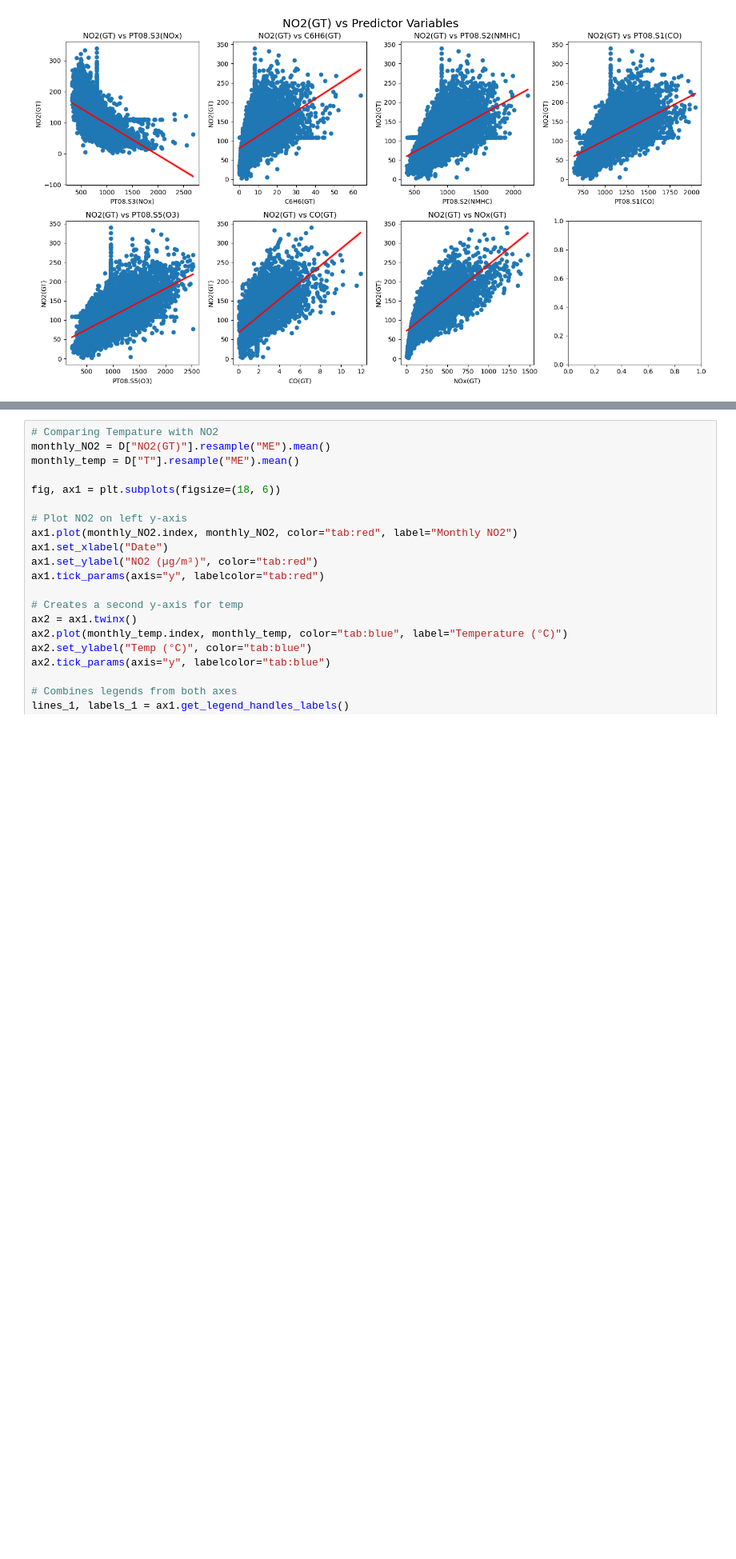
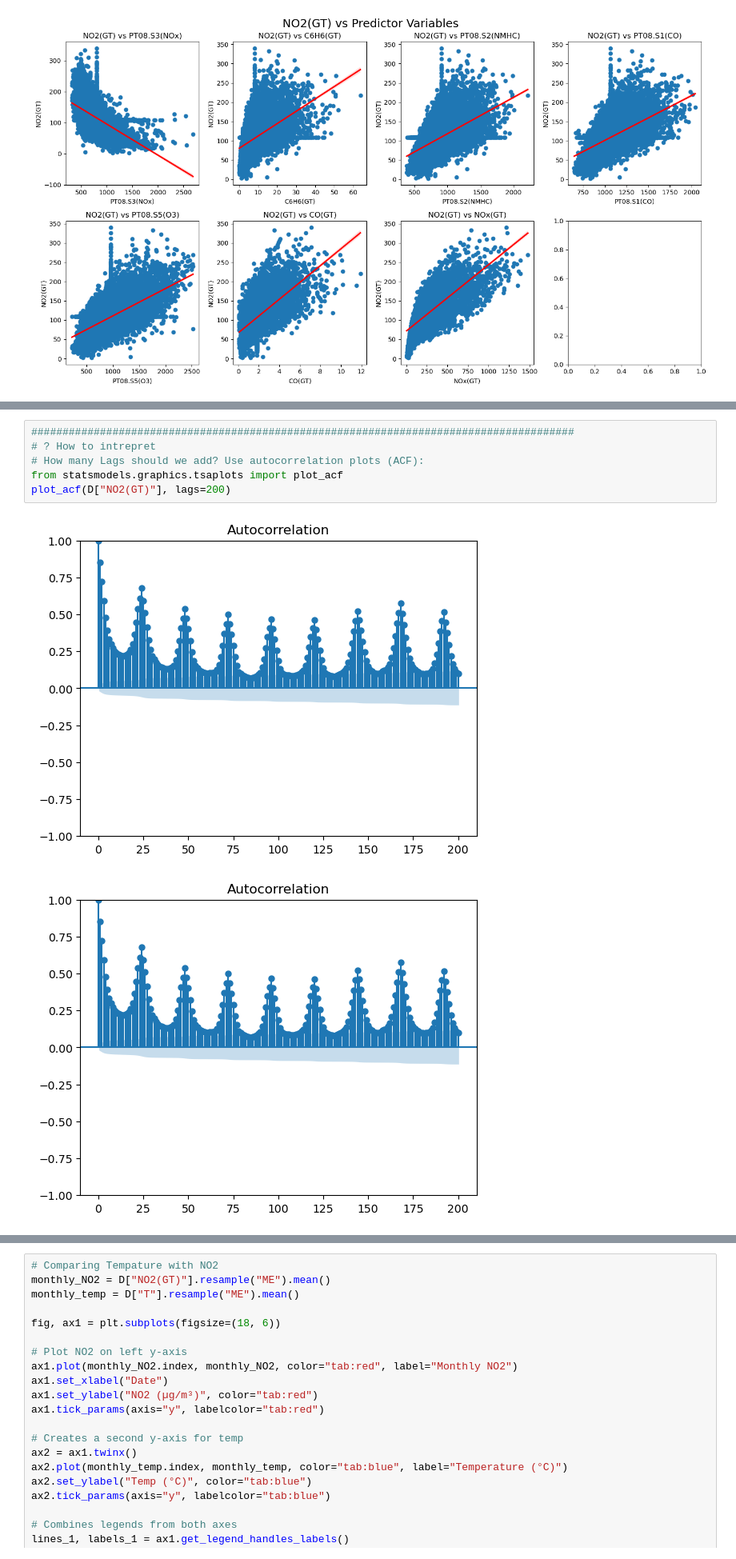
Before and after one commit to JacobL04/air-quality-prediction, a Jupyter notebook: notebooks/air_quality_analysis.ipynb, the cells around one changed output, grey strips where cells are left out. Shown at 80% size. Drawn from its saved outputs; the diff is of its cells as text; blank space fills up the shorter version.

```diff
--- a/notebooks/air_quality_analysis.ipynb
+++ b/notebooks/air_quality_analysis.ipynb
@@ -376,0 +365,9 @@ plt.show()
+# %%
+#######################################################################################
+# ? How to intrepret
+# How many Lags should we add? Use autocorrelation plots (ACF):
+from statsmodels.graphics.tsaplots import plot_acf
+plot_acf(D["NO2(GT)"], lags=200)
+# %% [output]
+[figure, added]
+[figure, added]
```
Also changed, not shown: parts of 42 cells of this notebook.
